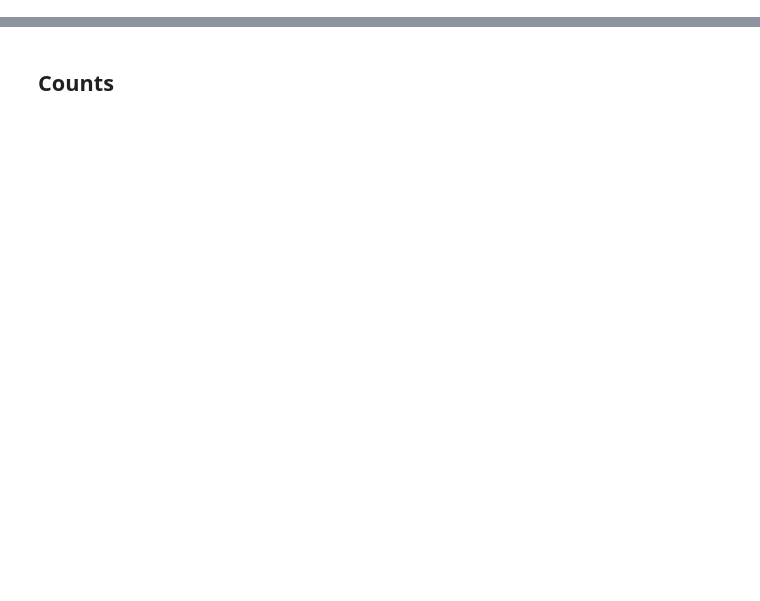
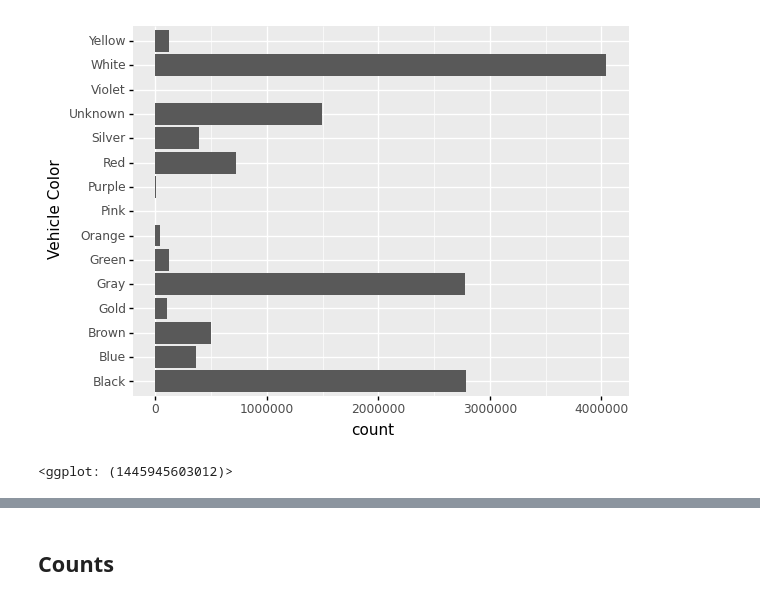
Before and after one commit to aljazerzen/bid-data-project, a Jupyter notebook: task3.ipynb, the cells around one changed output, grey strips where cells are left out. Saved outputs shown, nothing was run; the diff lists cells and outputs as text; code cells hidden in the pictures; blank space fills up the shorter version.

```diff
--- a/task3.ipynb
+++ b/task3.ipynb
@@ -0,0 +16,4 @@
+# %%
+files = ['./data/{0}.gz.parquet'.format(x) for x in range(2016,2023)]
+#files = ['./data/2022.gz.parquet', './data/2021.gz.parquet']
+df = dd.read_parquet(files)
@@ -0,0 +56,16 @@
+# %%
+agg = { 'Violation Price': ['mean', 'std', 'count'] }
+
+by_color = df.groupby('Vehicle Color').agg(agg).compute()
+by_body_type = df.groupby('Vehicle Body Type').agg(agg).compute()
+by_make = df.groupby('Vehicle Make').agg(agg).compute()
+by_vehicle_year = df.groupby('Vehicle Year').agg(agg).compute()
+by_borough = df.groupby('Borough Code').agg(agg).compute()
+# %%
+by_color.columns = ['price_mean', 'price_std', 'count']
+by_color = by_color.reset_index()
+# %%
+pn.ggplot(by_color, pn.aes('Vehicle Color', 'count')) + pn.geom_col() + pn.coord_flip()
+# %% [output]
+[figure, added]
+<ggplot: (1445945603012)>
```
Also changed, not shown: parts of 28 cells of this notebook.
